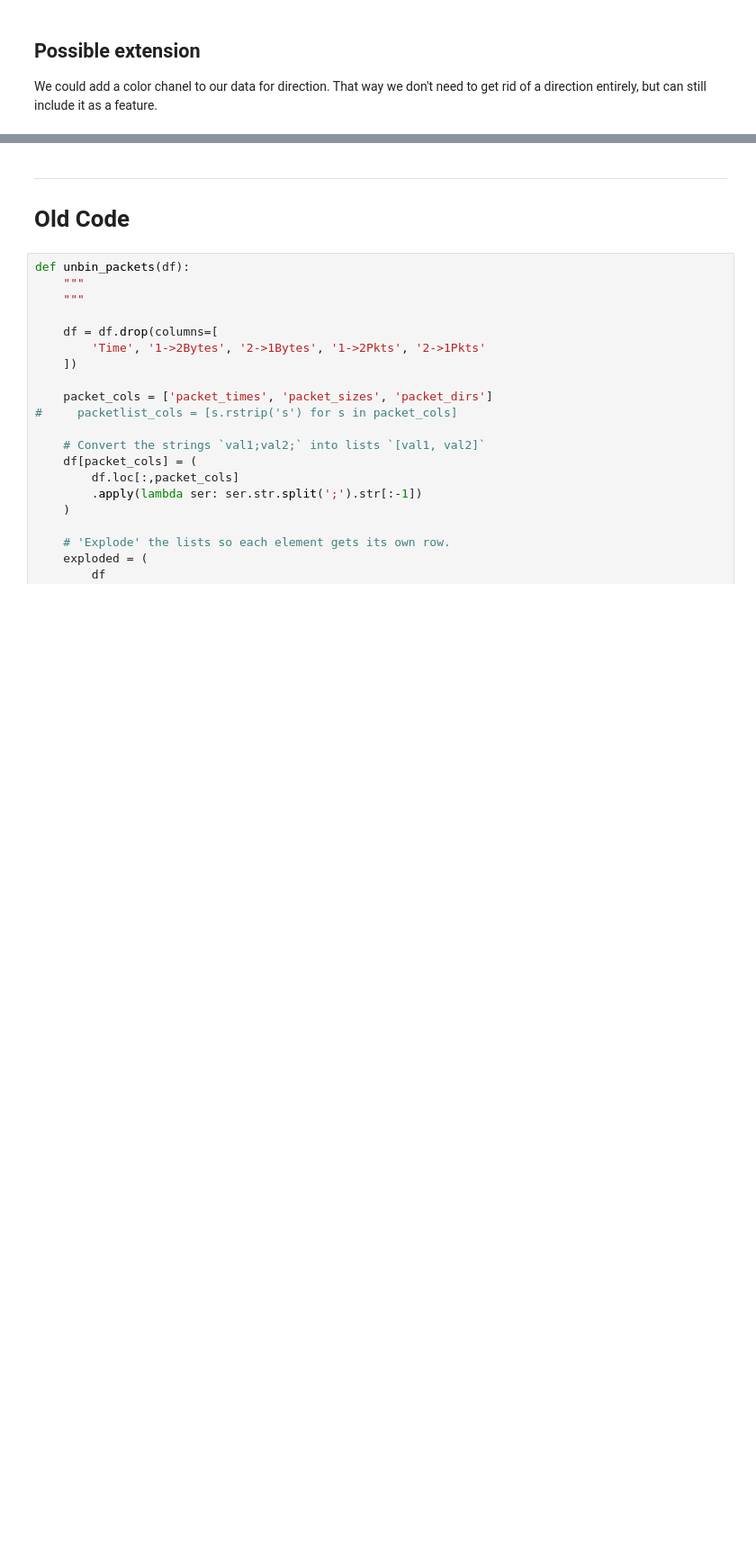
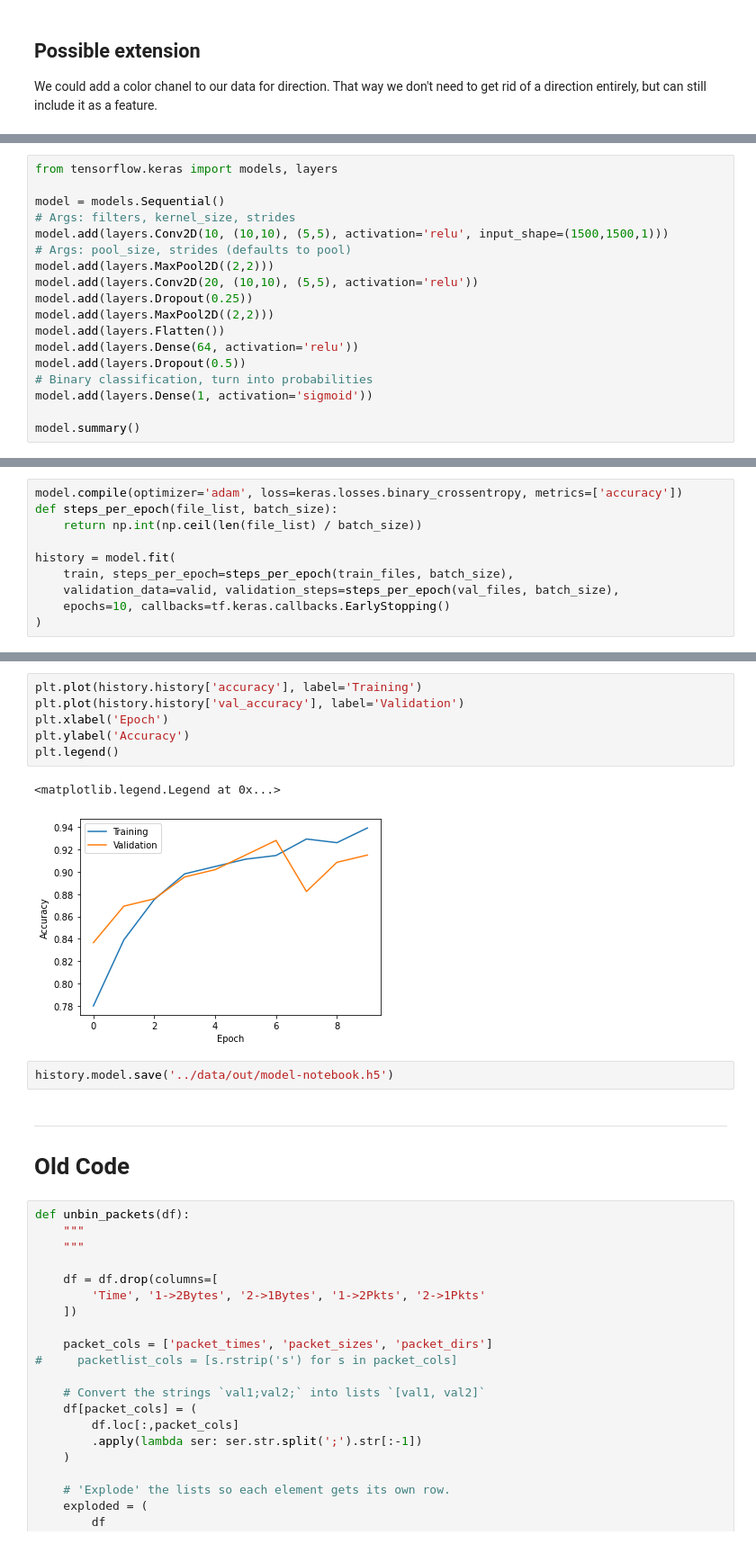
Before and after one commit to parkeraddison/flowpic-replication, a Jupyter notebook: notebooks/8_flowpic.ipynb, the cells around one changed output, grey strips where cells are left out. Shown at 90% size. Drawn from its saved outputs; the diff is of its cells as text; blank space fills up the shorter version.

Commit message:
FlowPic model training pipeline.

```diff
--- a/notebooks/8_flowpic.ipynb
+++ b/notebooks/8_flowpic.ipynb
@@ -141,0 +254,18 @@ We could add a color chanel to our data for direction. That way we don't need to
+# %%
+from tensorflow.keras import models, layers
+
+model = models.Sequential()
+# Args: filters, kernel_size, strides
+model.add(layers.Conv2D(10, (10,10), (5,5), activation='relu', input_shape=(1500,1500,1)))
+# Args: pool_size, strides (defaults to pool)
+model.add(layers.MaxPool2D((2,2)))
+model.add(layers.Conv2D(20, (10,10), (5,5), activation='relu'))
+model.add(layers.Dropout(0.25))
+model.add(layers.MaxPool2D((2,2)))
+model.add(layers.Flatten())
+model.add(layers.Dense(64, activation='relu'))
+model.add(layers.Dropout(0.5))
+# Binary classification, turn into probabilities
+model.add(layers.Dense(1, activation='sigmoid'))
+
+model.summary()
@@ -141,0 +294,10 @@ We could add a color chanel to our data for direction. That way we don't need to
+# %%
+model.compile(optimizer='adam', loss=keras.losses.binary_crossentropy, metrics=['accuracy'])
+def steps_per_epoch(file_list, batch_size):
+    return np.int(np.ceil(len(file_list) / batch_size))
+
+history = model.fit(
+    train, steps_per_epoch=steps_per_epoch(train_files, batch_size),
+    validation_data=valid, validation_steps=steps_per_epoch(val_files, batch_size),
+    epochs=10, callbacks=tf.keras.callbacks.EarlyStopping()
+)
@@ -142,3 +325,14 @@ We could add a color chanel to our data for direction. That way we don't need to
+# %%
+plt.plot(history.history['accuracy'], label='Training')
+plt.plot(history.history['val_accuracy'], label='Validation')
+plt.xlabel('Epoch')
+plt.ylabel('Accuracy')
+plt.legend()
+# %% [output]
+<matplotlib.legend.Legend at 0x...>
+[figure, added]
+# %%
+history.model.save('../data/out/model-notebook.h5')
 # %% [markdown]
 ---
 # Old Code
```
Also changed, not shown: parts of 18 cells of this notebook, 11 other files.
